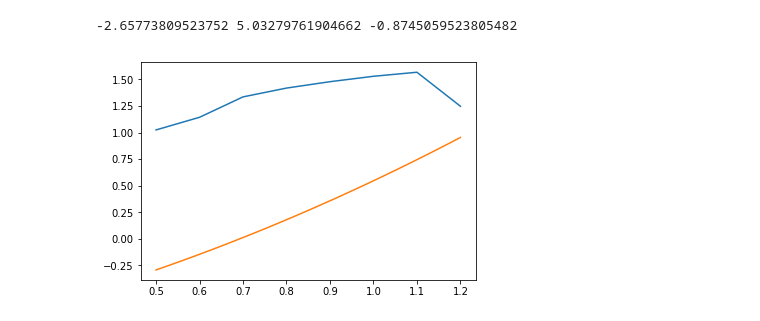
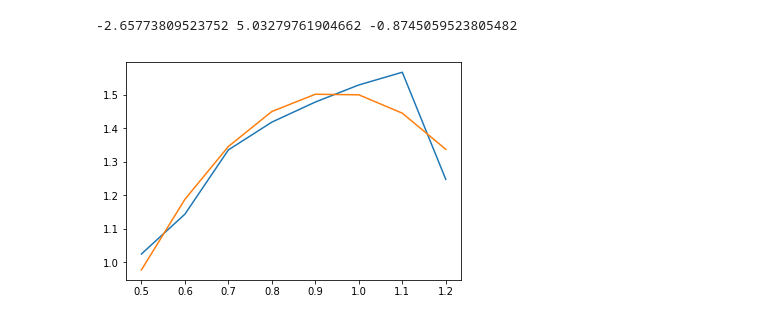
Before and after one commit to YarrDOpanas/uData, a Jupyter notebook: Math Pro/Approximation.ipynb, the cells around one changed output. Cells and saved outputs as stored; diff of their text form; code cells hidden in the pictures.

```diff
--- a/Math Pro/Approximation.ipynb
+++ b/Math Pro/Approximation.ipynb
@@ -24,7 +24,7 @@ print(b)
 0.5146428571428642
 0.9061785714285648
 # %%
-x = np.linspace(0.5, 1.5, 100)
+
 y = a*x + b
 plt.plot(X, Y, x, y)
 plt.show()
@@ -42,9 +42,8 @@ print(a, b, c)
 # %% [output]
 -2.65773809523752 5.03279761904662 -0.8745059523805482
 # %%
-x = np.linspace(0.5, 1.2, 100)
 y = a * x**2 + b * x + c
 plt.plot(X, Y, x, y)
 plt.show()
 # %% [output]
-[figure, old version]
+[figure, new version]
```
Also changed, not shown: parts of 1 cell of this notebook, 2 other files.
